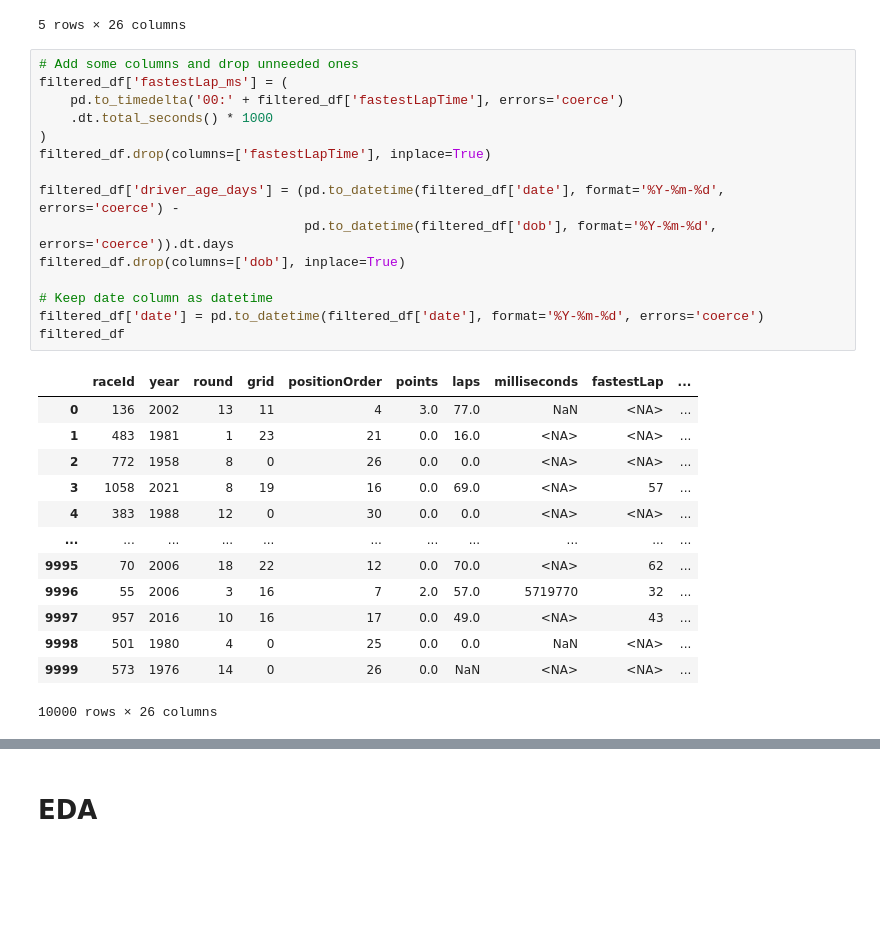
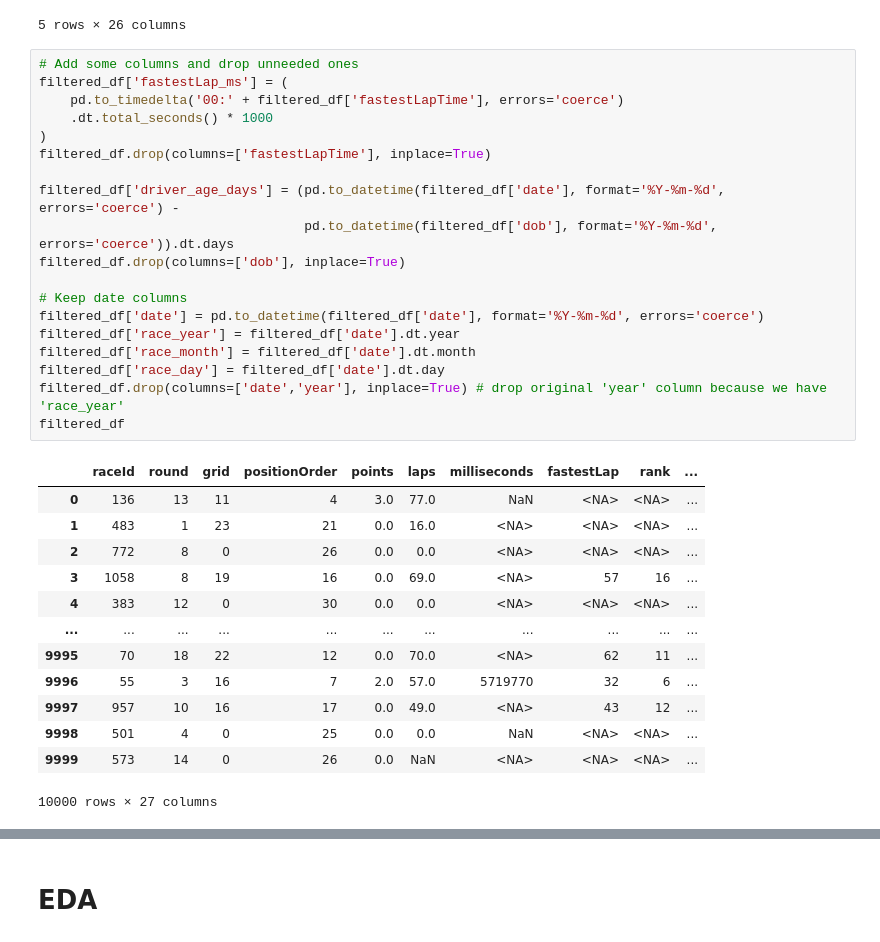
Before and after one commit to DaniilAzarov123/F1-drivers-analysis, a Jupyter notebook: F1_drivers_analysis.ipynb, the cells around one changed output, grey strips where cells are left out. Saved outputs shown, nothing was run; the diff lists cells and outputs as text; blank space fills up the shorter version.

```diff
--- a/F1_drivers_analysis.ipynb
+++ b/F1_drivers_analysis.ipynb
@@ -42,32 +52,36 @@ filtered_df.head()
 # %%
 # Add some columns and drop unneeded ones
 filtered_df['fastestLap_ms'] = (
     pd.to_timedelta('00:' + filtered_df['fastestLapTime'], errors='coerce')
     .dt.total_seconds() * 1000
 )
 filtered_df.drop(columns=['fastestLapTime'], inplace=True)
 
 filtered_df['driver_age_days'] = (pd.to_datetime(filtered_df['date'], format='%Y-%m-%d', errors='coerce') -
                                   pd.to_datetime(filtered_df['dob'], format='%Y-%m-%d', errors='coerce')).dt.days
 filtered_df.drop(columns=['dob'], inplace=True)
 
-# Keep date column as datetime
+# Keep date columns
 filtered_df['date'] = pd.to_datetime(filtered_df['date'], format='%Y-%m-%d', errors='coerce')
+filtered_df['race_year'] = filtered_df['date'].dt.year
+filtered_df['race_month'] = filtered_df['date'].dt.month
+filtered_df['race_day'] = filtered_df['date'].dt.day
+filtered_df.drop(columns=['date','year'], inplace=True) # drop original 'year' column because we have 'race_year'
 filtered_df
 # %% [output]
-|  | raceId | year | round | grid | positionOrder | points | laps | milliseconds | fastestLap | ... |
-| 0 | 136 | 2002 | 13 | 11 | 4 | 3.0 | 77.0 | NaN | <NA> | ... |
-| 1 | 483 | 1981 | 1 | 23 | 21 | 0.0 | 16.0 | <NA> | <NA> | ... |
-| 2 | 772 | 1958 | 8 | 0 | 26 | 0.0 | 0.0 | <NA> | <NA> | ... |
-| 3 | 1058 | 2021 | 8 | 19 | 16 | 0.0 | 69.0 | <NA> | 57 | ... |
-| 4 | 383 | 1988 | 12 | 0 | 30 | 0.0 | 0.0 | <NA> | <NA> | ... |
+|  | raceId | round | grid | positionOrder | points | laps | milliseconds | fastestLap | rank | ... |
+| 0 | 136 | 13 | 11 | 4 | 3.0 | 77.0 | NaN | <NA> | <NA> | ... |
+| 1 | 483 | 1 | 23 | 21 | 0.0 | 16.0 | <NA> | <NA> | <NA> | ... |
+| 2 | 772 | 8 | 0 | 26 | 0.0 | 0.0 | <NA> | <NA> | <NA> | ... |
+| 3 | 1058 | 8 | 19 | 16 | 0.0 | 69.0 | <NA> | 57 | 16 | ... |
+| 4 | 383 | 12 | 0 | 30 | 0.0 | 0.0 | <NA> | <NA> | <NA> | ... |
 | ... | ... | ... | ... | ... | ... | ... | ... | ... | ... | ... |
-| 9995 | 70 | 2006 | 18 | 22 | 12 | 0.0 | 70.0 | <NA> | 62 | ... |
-| 9996 | 55 | 2006 | 3 | 16 | 7 | 2.0 | 57.0 | 5719770 | 32 | ... |
-| 9997 | 957 | 2016 | 10 | 16 | 17 | 0.0 | 49.0 | <NA> | 43 | ... |
-| 9998 | 501 | 1980 | 4 | 0 | 25 | 0.0 | 0.0 | NaN | <NA> | ... |
-| 9999 | 573 | 1976 | 14 | 0 | 26 | 0.0 | NaN | <NA> | <NA> | ... |
+| 9995 | 70 | 18 | 22 | 12 | 0.0 | 70.0 | <NA> | 62 | 11 | ... |
+| 9996 | 55 | 3 | 16 | 7 | 2.0 | 57.0 | 5719770 | 32 | 6 | ... |
+| 9997 | 957 | 10 | 16 | 17 | 0.0 | 49.0 | <NA> | 43 | 12 | ... |
+| 9998 | 501 | 4 | 0 | 25 | 0.0 | 0.0 | NaN | <NA> | <NA> | ... |
+| 9999 | 573 | 14 | 0 | 26 | 0.0 | NaN | <NA> | <NA> | <NA> | ... |
-10000 rows × 26 columns
+10000 rows × 27 columns
 # %%
 # Rename columns for easier access
 filtered_df = filtered_df.rename(columns={
```
Also changed, not shown: parts of 34 cells of this notebook, 1 other file.
